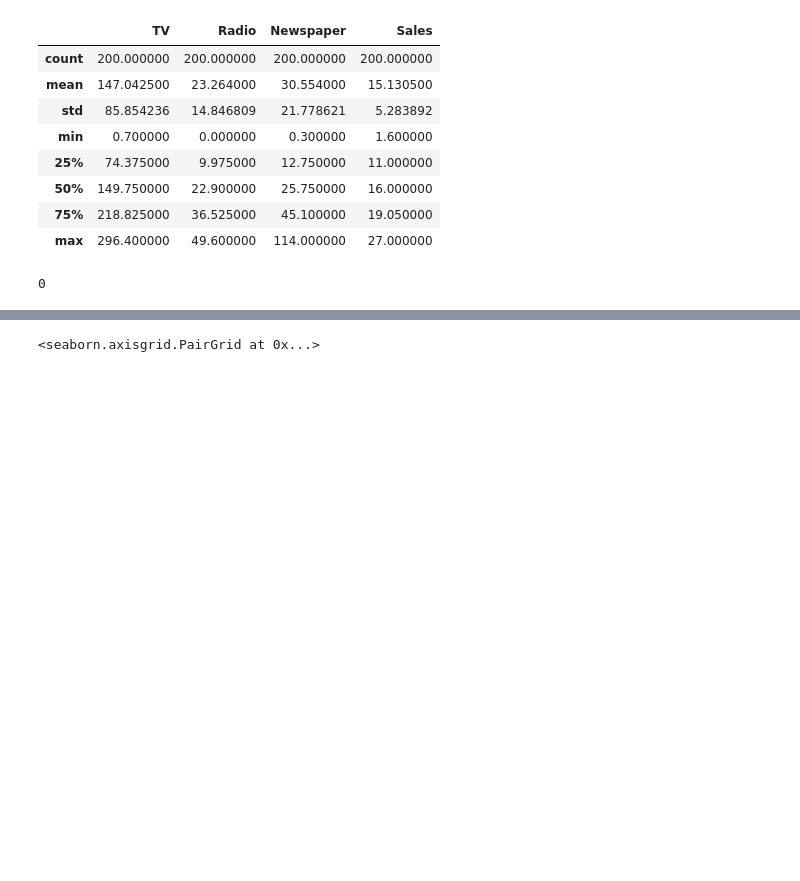
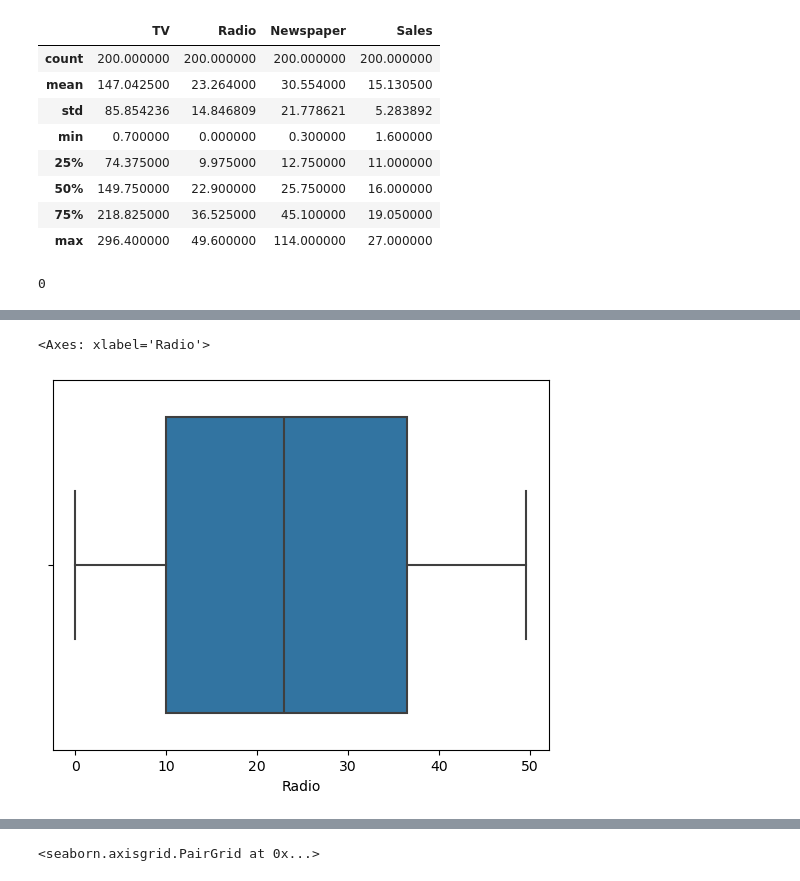
Before and after one commit to Khadibia/Linear-Regression-Models, a Jupyter notebook: Linear Regression.ipynb, the cells around one changed output, grey strips where cells are left out. Cells and saved outputs as stored; diff of their text form; code cells hidden in the pictures; blank space fills up the shorter version.

```diff
--- a/Linear Regression.ipynb
+++ b/Linear Regression.ipynb
@@ -46,0 +52,5 @@ df.duplicated().sum()
+# %%
+sns.boxplot(data=df, x='Radio')
+# %% [output]
+<Axes: xlabel='Radio'>
+[figure, added]
```
Also changed, not shown: parts of 12 cells of this notebook.
